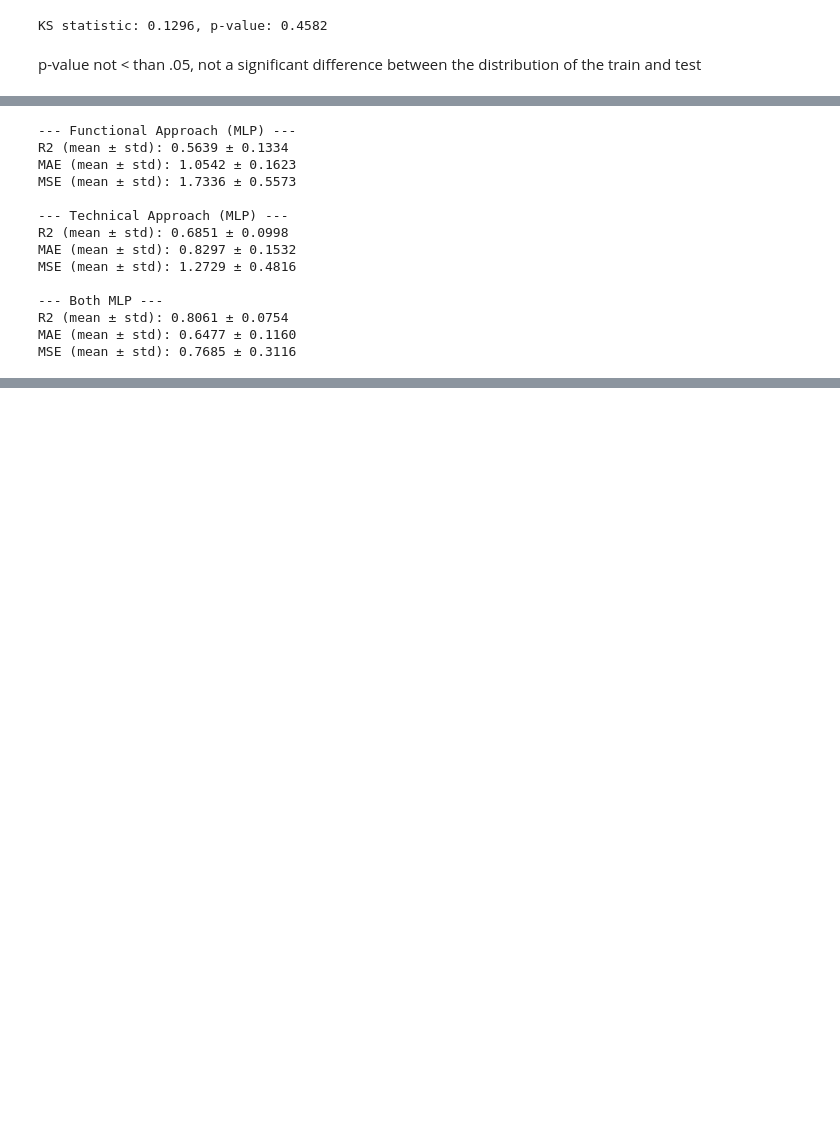
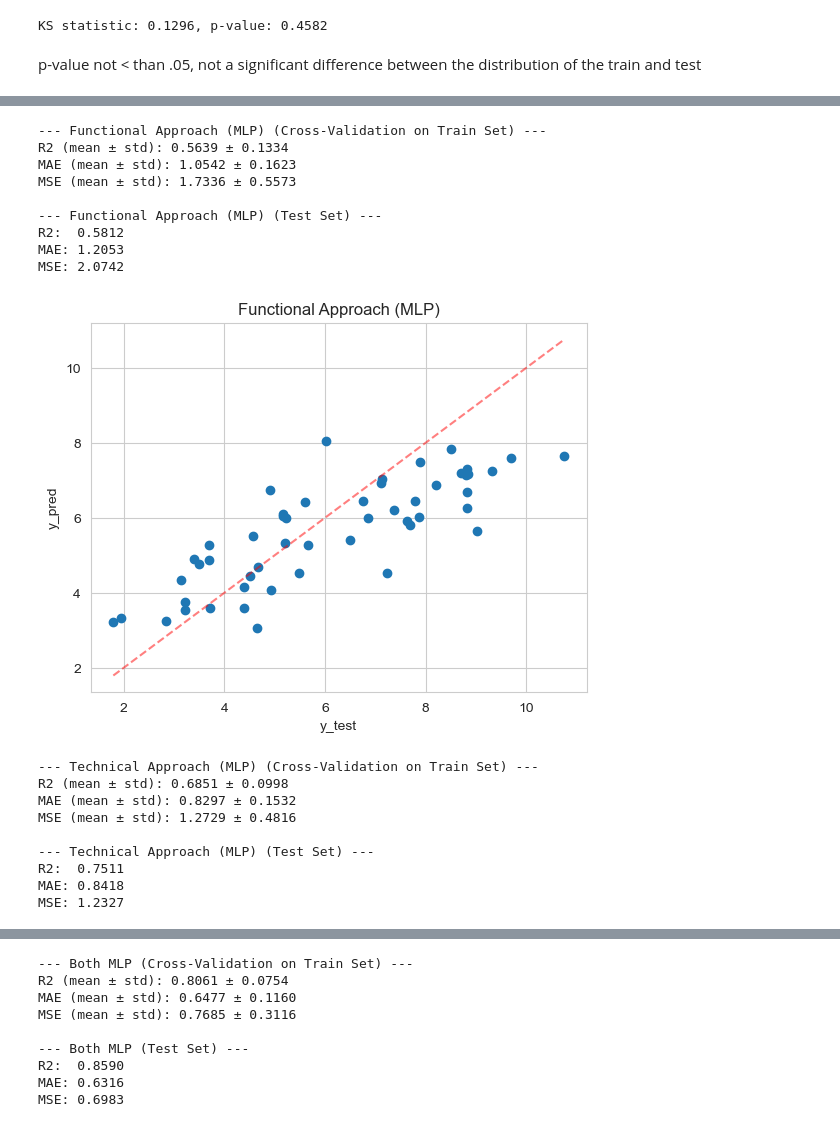
Before and after one commit to J4nvg/ResearchWorkshop, a Jupyter notebook: after_reading.ipynb, the cells around one changed output, grey strips where cells are left out. Saved outputs shown, nothing was run; the diff lists cells and outputs as text; code cells hidden in the pictures; blank space fills up the shorter version.

```diff
--- a/after_reading.ipynb
+++ b/after_reading.ipynb
@@ -221,34 +250,39 @@ MSE: 1.1180
 # %%
 from sklearn.neural_network import MLPRegressor
 import warnings
 from sklearn.exceptions import ConvergenceWarning
 
 # Suppress only the convergence warnings
 warnings.filterwarnings("ignore", category=ConvergenceWarning)
 
 # Define the MLPRegressor model (you can adjust the hyperparameters as needed)
-mlp = MLPRegressor(hidden_layer_sizes=(50, 50), activation='tanh', solver='adam', max_iter=1000, random_state=42, early_stopping=False)
+mlp = MLPRegressor(hidden_layer_sizes=(50, 50), activation='tanh', solver='adam', max_iter=1000, random_state=RANDOM_SEED, early_stopping=False)
 
 # Functional features only
-evaluate_model(X_func_train, y_train, model=mlp, label="Functional Approach (MLP)")
+evaluate_model(X_func_train, y_train,X_func_test, y_test, model=mlp, label="Functional Approach (MLP)")
 
 # Technical features only
-evaluate_model(X_tech_train, y_train, model=mlp, label="Technical Approach (MLP)")
+evaluate_model(X_tech_train, y_train,X_tech_test, y_test, model=mlp, label="Technical Approach (MLP)")
 
 # Technical features only
-evaluate_model(X_train, y_train, model=mlp, label="Both MLP")
+evaluate_model(X_train, y_train,X_test, y_test, model=mlp, label="Both MLP")
 # %% [output]
---- Functional Approach (MLP) ---
+--- Functional Approach (MLP) (Cross-Validation on Train Set) ---
 R2 (mean ± std): 0.5639 ± 0.1334
 MAE (mean ± std): 1.0542 ± 0.1623
 MSE (mean ± std): 1.7336 ± 0.5573
 
---- Technical Approach (MLP) ---
-R2 (mean ± std): 0.6851 ± 0.0998
-MAE (mean ± std): 0.8297 ± 0.1532
-MSE (mean ± std): 1.2729 ± 0.4816
-
---- Both MLP ---
-R2 (mean ± std): 0.8061 ± 0.0754
-MAE (mean ± std): 0.6477 ± 0.1160
-MSE (mean ± std): 0.7685 ± 0.3116
+--- Functional Approach (MLP) (Test Set) ---
+R2:  0.5812
+MAE: 1.2053
+MSE: 2.0742
+[figure, added]
+--- Technical Approach (MLP) (Cross-Validation on Train Set) ---
+R2 (mean ± std): 0.6851 ± 0.0998
+MAE (mean ± std): 0.8297 ± 0.1532
+MSE (mean ± std): 1.2729 ± 0.4816
+
+--- Technical Approach (MLP) (Test Set) ---
+R2:  0.7511
+MAE: 0.8418
+MSE: 1.2327
@@ -254,0 +290,9 @@ MSE (mean ± std): 0.7685 ± 0.3116
+--- Both MLP (Cross-Validation on Train Set) ---
+R2 (mean ± std): 0.8061 ± 0.0754
+MAE (mean ± std): 0.6477 ± 0.1160
+MSE (mean ± std): 0.7685 ± 0.3116
+
+--- Both MLP (Test Set) ---
+R2:  0.8590
+MAE: 0.6316
+MSE: 0.6983
```
Also changed, not shown: parts of 26 cells of this notebook.
